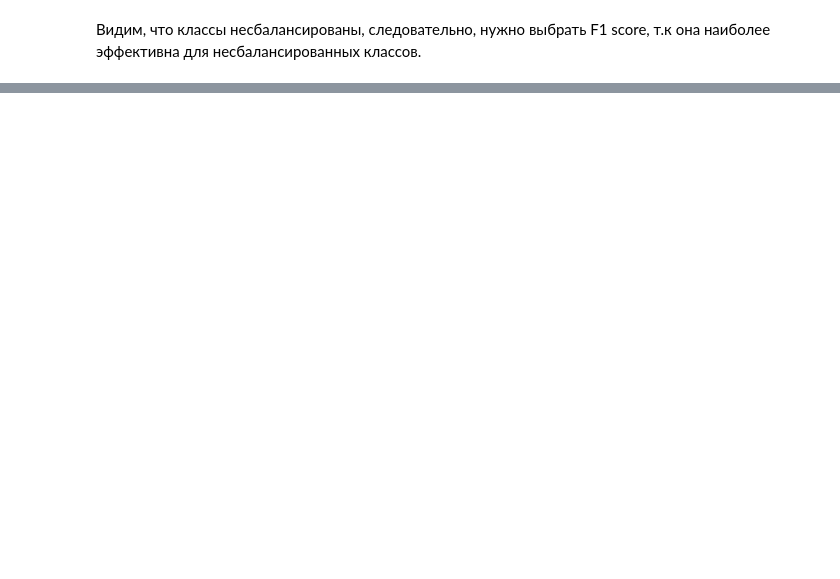
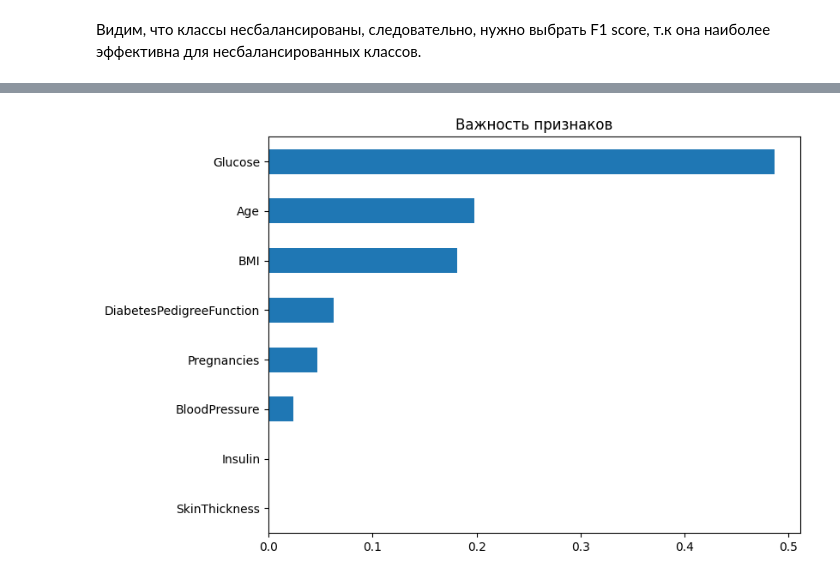
Before and after one commit to RonhoGroniko/ml_course, a Jupyter notebook: lab5.1/5.1.ipynb, the cells around one changed output, grey strips where cells are left out. Drawn from its saved outputs; the diff is of its cells as text; code cells hidden in the pictures; blank space fills up the shorter version.

```diff
--- a/lab5.1/5.1.ipynb
+++ b/lab5.1/5.1.ipynb
@@ -118,0 +119,9 @@ ExecutableNotFound: ExecutableNotFound: failed to execute PosixPath('dot'), make
+# %%
+import seaborn as sns
+
+importances = pd.Series(optimal_tree.feature_importances_, index=df.columns[:-1])
+importances.sort_values().plot(kind='barh', figsize=(8, 6))
+plt.title("Важность признаков")
+plt.show()
+# %% [output]
+[figure, added]
```
Also changed, not shown: parts of 4 cells of this notebook.
